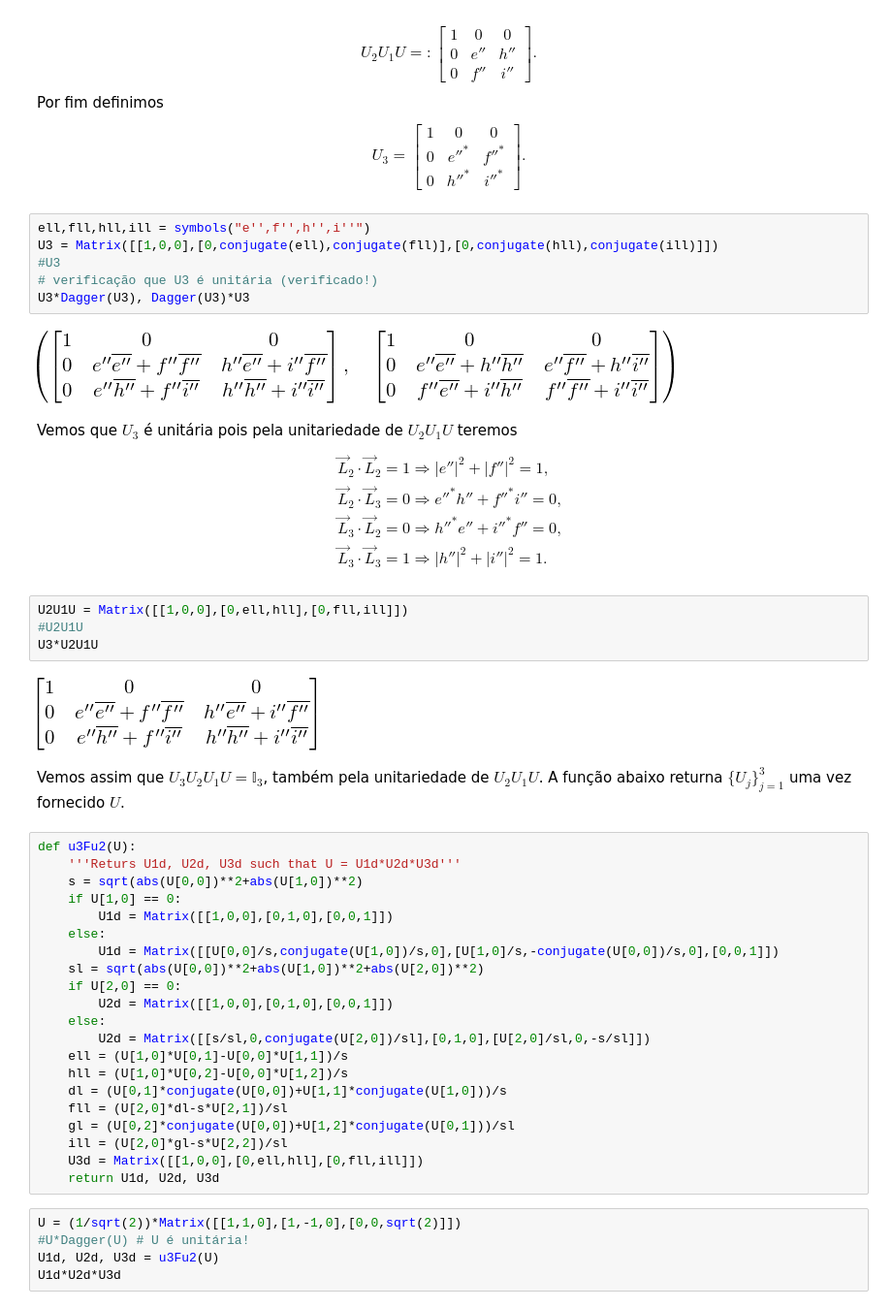
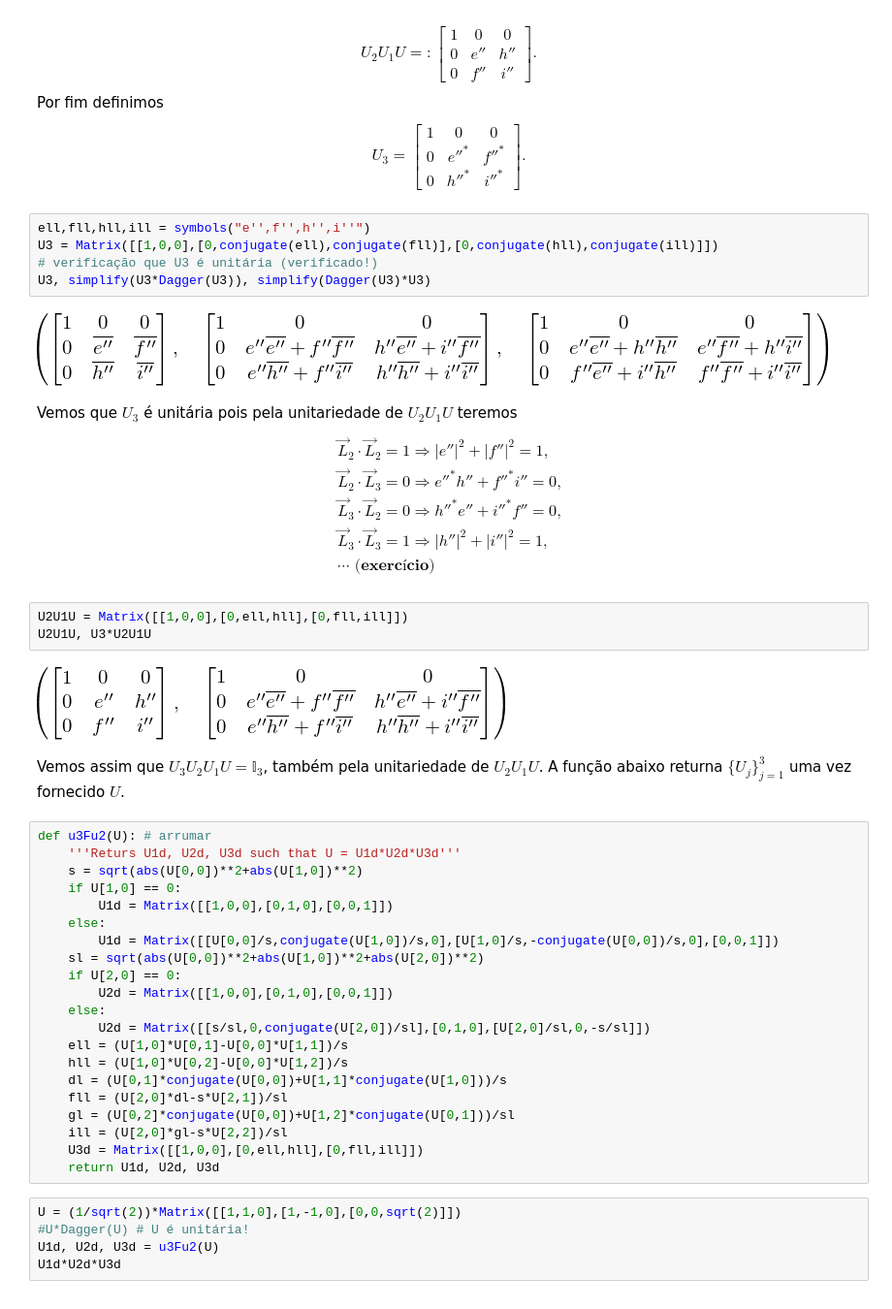
Before and after one commit to jonasmaziero/algebra_linear, a Jupyter notebook: 09_U_O_Sp.ipynb, the cells around one changed output. Shown at 97% size. Drawn from its saved outputs; the diff is of its cells as text.

```diff
--- a/09_U_O_Sp.ipynb
+++ b/09_U_O_Sp.ipynb
@@ -85,29 +83,28 @@ U_{3} = \begin{bmatrix} 1 & 0 & 0 \\ 0 & e''^{*} & f''^{*} \\ 0 & h''^{*} & i''^
 # %%
 ell,fll,hll,ill = symbols("e'',f'',h'',i''")
 U3 = Matrix([[1,0,0],[0,conjugate(ell),conjugate(fll)],[0,conjugate(hll),conjugate(ill)]])
-#U3
 # verificação que U3 é unitária (verificado!)
-U3*Dagger(U3), Dagger(U3)*U3
+U3, simplify(U3*Dagger(U3)), simplify(Dagger(U3)*U3)
 # %% [output]
-[figure, old version]
+[figure, new version]
 # %% [markdown]
 Vemos que $U_{3}$ é unitária pois pela unitariedade de $U_{2}U_{1}U$ teremos
 \begin{align}
 & \vec{L}_{2}\cdot\vec{L}_{2}=1 \Rightarrow |e''|^{2}+|f''|^{2}=1, \\
 & \vec{L}_{2}\cdot\vec{L}_{3}=0 \Rightarrow e''^{*}h''+f''^{*}i''=0, \\
 & \vec{L}_{3}\cdot\vec{L}_{2}=0 \Rightarrow h''^{*}e''+i''^{*}f''=0, \\
-& \vec{L}_{3}\cdot\vec{L}_{3}=1 \Rightarrow |h''|^{2}+|i''|^{2}=1.
+& \vec{L}_{3}\cdot\vec{L}_{3}=1 \Rightarrow |h''|^{2}+|i''|^{2}=1, \\
+& \cdots \textbf{ (exercício)}
 \end{align}
 # %%
 U2U1U = Matrix([[1,0,0],[0,ell,hll],[0,fll,ill]])
-#U2U1U
-U3*U2U1U
+U2U1U, U3*U2U1U
 # %% [output]
-[figure, old version]
+[figure, new version]
 # %% [markdown]
 Vemos assim que $U_{3}U_{2}U_{1}U=\mathbb{I}_{3}$, também pela unitariedade de $U_{2}U_{1}U$. A função abaixo returna $\{U_{j}\}_{j=1}^{3}$ uma vez fornecido $U$.
 # %%
-def u3Fu2(U):
+def u3Fu2(U): # arrumar
     '''Returs U1d, U2d, U3d such that U = U1d*U2d*U3d'''
     s = sqrt(abs(U[0,0])**2+abs(U[1,0])**2)
     if U[1,0] == 0:
```
Also changed, not shown: parts of 7 cells of this notebook, 2 other files.
